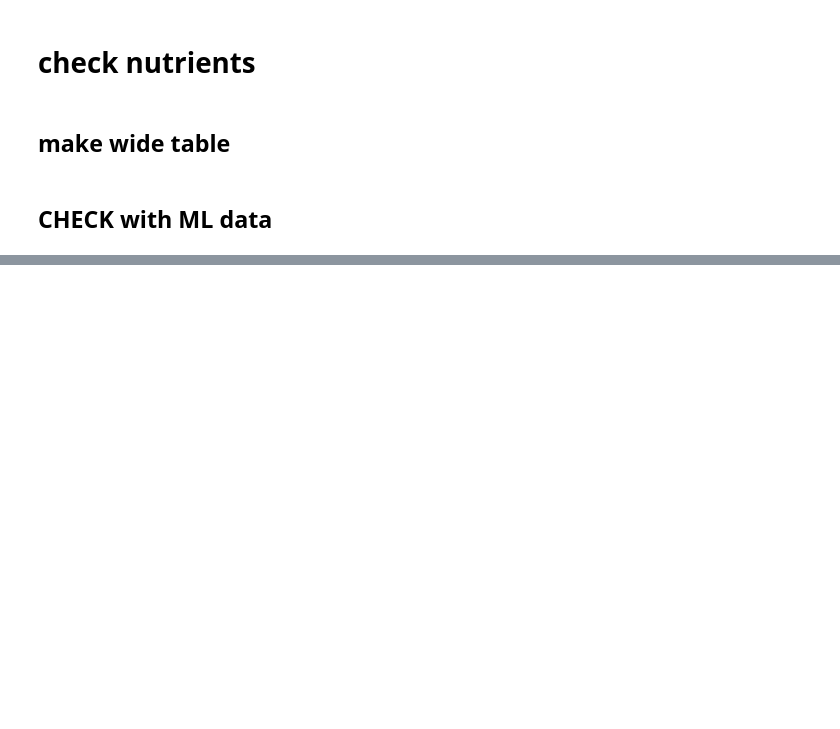
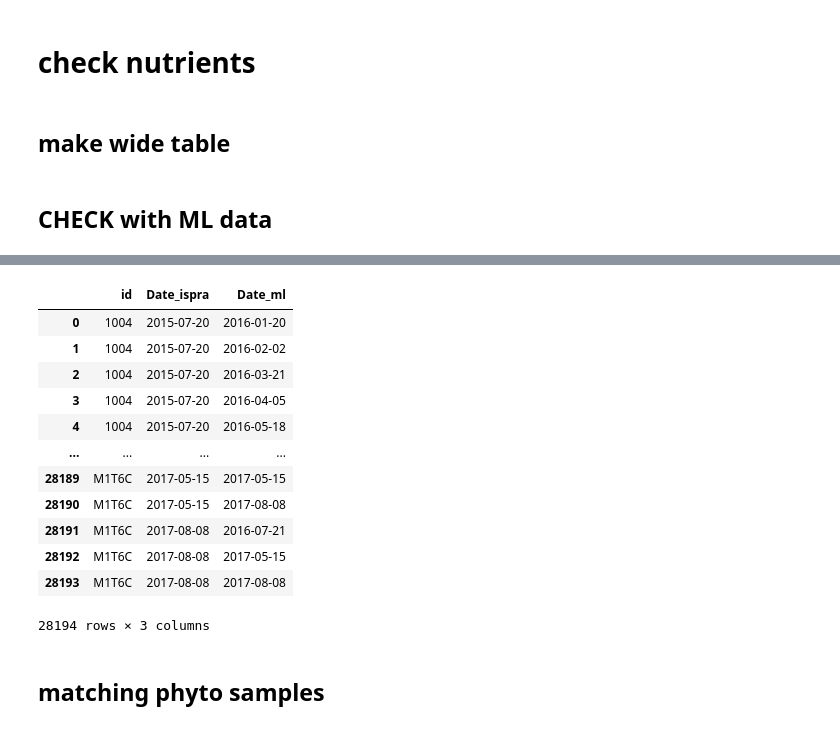
Before and after one commit to Alberto-Ghedin/ISPRA_20152017_Analysis, a Jupyter notebook: Create_dataset/modify_raw_env_data.ipynb, the cells around one changed output, grey strips where cells are left out. Saved outputs shown, nothing was run; the diff lists cells and outputs as text; code cells hidden in the pictures; blank space fills up the shorter version.

```diff
--- a/Create_dataset/modify_raw_env_data.ipynb
+++ b/Create_dataset/modify_raw_env_data.ipynb
@@ -72,2 +96,5 @@ raw_data["Concentration"] = raw_data["Concentration"].astype(str).apply(lambda x
+# %%
+#keep least deep measurements
+raw_data.sort_values(["Region", "id", "Date", "Nutrient", "SampleDepth"]).drop_duplicates(["Region", "id", "Date", "Nutrient"], keep = "first", inplace=True)
 # %% [markdown]
 ## make wide table
@@ -89,7 +116,7 @@ for ml_id in ml_ids:
     from_ml_to_ispra[ml_id] = matching_ids
 # %%
 ml_df["LOCAL_CDI_ID"] = ml_df["LOCAL_CDI_ID"].apply(lambda x: from_ml_to_ispra[x][0])
-ml_df["time_ISO8601"] = pd.to_datetime(ml_df["time_ISO8601"]).dt.date
+ml_df["time_ISO8601"] = [date.replace(hour=0, minute=0, second=0, microsecond=0) for date in pd.to_datetime(ml_df["time_ISO8601"])]
 ml_df["ADEPZZ01 [Meters]"] = ml_df["ADEPZZ01 [Meters]"].astype(float)
 # %%
 ml_df.rename(columns = {"time_ISO8601" : "Date",
@@ -131,0 +176,2 @@ raw_data_wide = pd.pivot_table(raw_data, index = ["id", "Date", "SampleDepth"],
+# %%
+compare_dates = pd.merge(left = raw_data.reset_index()[["id", "Date"]].drop_duplicates(), right = ml_df.reset_index()[["id", "Date"]].drop_duplicates(), on = ["id"], how = "outer", suffixes = ["_ispra", "_ml"])
@@ -131,0 +207,16 @@ raw_data_wide = pd.pivot_table(raw_data, index = ["id", "Date", "SampleDepth"],
+# %%
+compare_dates
+# %% [output]
+|  | id | Date_ispra | Date_ml |
+| 0 | 1004 | 2015-07-20 | 2016-01-20 |
+| 1 | 1004 | 2015-07-20 | 2016-02-02 |
+| 2 | 1004 | 2015-07-20 | 2016-03-21 |
+| 3 | 1004 | 2015-07-20 | 2016-04-05 |
+| 4 | 1004 | 2015-07-20 | 2016-05-18 |
+| ... | ... | ... | ... |
+| 28189 | M1T6C | 2017-05-15 | 2017-05-15 |
+| 28190 | M1T6C | 2017-05-15 | 2017-08-08 |
+| 28191 | M1T6C | 2017-08-08 | 2016-07-21 |
+| 28192 | M1T6C | 2017-08-08 | 2017-05-15 |
+| 28193 | M1T6C | 2017-08-08 | 2017-08-08 |
+28194 rows × 3 columns
@@ -131,0 +225,2 @@ raw_data_wide = pd.pivot_table(raw_data, index = ["id", "Date", "SampleDepth"],
+# %% [markdown]
+## matching phyto samples
```
Also changed, not shown: parts of 31 cells of this notebook, 1 other file.
